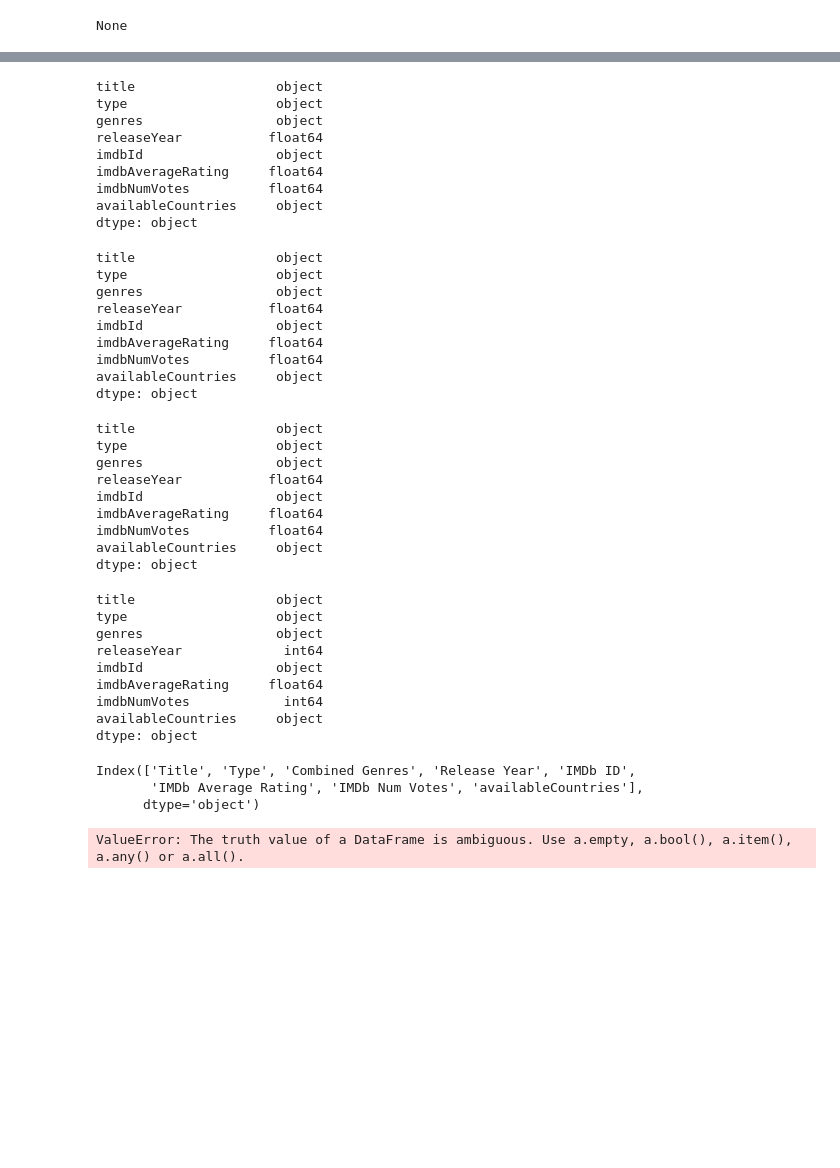
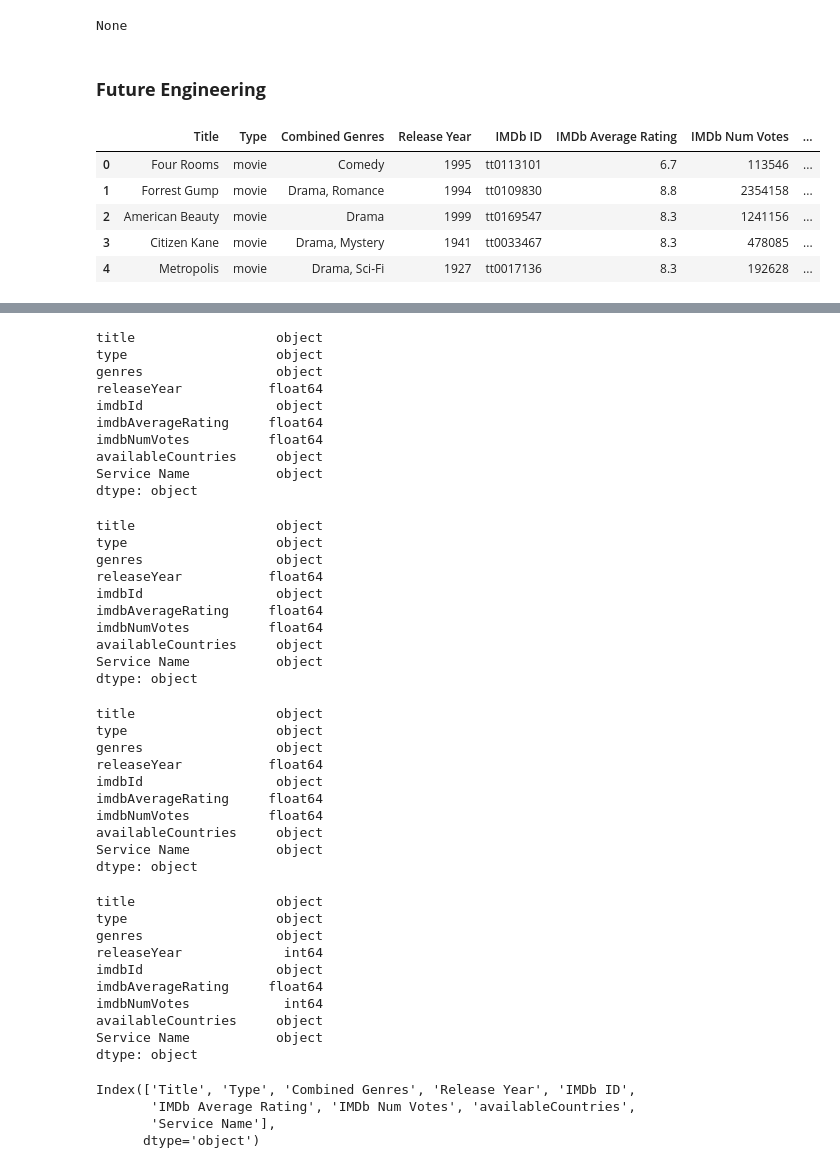
Before and after one commit to rkynhoff/Streaming_Service_Comparisons, a Jupyter notebook: STRM_SERV_COMP_V2.ipynb, the cells around one changed output, grey strips where cells are left out. Cells and saved outputs as stored; diff of their text form; code cells hidden in the pictures; blank space fills up the shorter version.

Commit message:
spliting column & adding columns

```diff
--- a/STRM_SERV_COMP_V2.ipynb
+++ b/STRM_SERV_COMP_V2.ipynb
@@ -144,3 +144,34 @@ Data columns (total 8 columns):
 dtypes: float64(3), object(5)
 memory usage: 4.3+ MB
 None
+# %% [markdown]
+### **Future Engineering**
+# %%
+# Add a column to each dataframe to identify the data source
+apple["Service Name"] = "AppleTV"
+hulu["Service Name"] = "Hulu"
+netflix["Service Name"] = "Netflix"
+prime["Service Name"] = "Prime"
+
+
+# Split string in Genres column into new columns while creating columns for the max number of genres in this column
+apple[["Genre 1","Genre 2","Genre 3","Genre 4","Genre 5","Genre 6"]] = apple["Combined Genres"].str.split(',',expand=True)
+
+hulu[["Genre 1","Genre 2","Genre 3","Genre 4","Genre 5","Genre 6","Genre 7"]] = hulu["Combined Genres"].str.split(',',expand=True)
+
+hulu[["Genre 1","Genre 2","Genre 3","Genre 4","Genre 5","Genre 6","Genre 7"]] = hulu["Combined Genres"].str.split(',',expand=True)
+
+prime[["Genre 1","Genre 2","Genre 3","Genre 4","Genre 5","Genre 6"]] = prime["Combined Genres"].str.split(',',expand=True)
+
+
+dataframes = [apple, hulu, netflix, prime]
+# Display only the head of each dataframe separately
+for df in dataframes:
+    display(df.head())
+# %% [output]
+|  | Title | Type | Combined Genres | Release Year | IMDb ID | IMDb Average Rating | IMDb Num Votes | ... |
+| 0 | Four Rooms | movie | Comedy | 1995 | tt0113101 | 6.7 | 113546 | ... |
+| 1 | Forrest Gump | movie | Drama, Romance | 1994 | tt0109830 | 8.8 | 2354158 | ... |
+| 2 | American Beauty | movie | Drama | 1999 | tt0169547 | 8.3 | 1241156 | ... |
+| 3 | Citizen Kane | movie | Drama, Mystery | 1941 | tt0033467 | 8.3 | 478085 | ... |
+| 4 | Metropolis | movie | Drama, Sci-Fi | 1927 | tt0017136 | 8.3 | 192628 | ... |
@@ -159,6 +208,7 @@ imdbId                 object
 imdbAverageRating     float64
 imdbNumVotes          float64
 availableCountries     object
+Service Name           object
 dtype: object
 title                  object
 type                   object
@@ -168,6 +218,7 @@ imdbId                 object
 imdbAverageRating     float64
 imdbNumVotes          float64
 availableCountries     object
+Service Name           object
 dtype: object
 title                  object
 type                   object
@@ -177,6 +228,7 @@ imdbId                 object
 imdbAverageRating     float64
 imdbNumVotes          float64
 availableCountries     object
+Service Name           object
 dtype: object
 title                  object
 type                   object
@@ -186,6 +238,7 @@ imdbId                 object
 imdbAverageRating     float64
 imdbNumVotes            int64
 availableCountries     object
+Service Name           object
 dtype: object
 # %%
 # Rename the columns of each dataframe
@@ -194,25 +247,6 @@ for dframe in dataframes:
 dframe.columns
 # %% [output]
 Index(['Title', 'Type', 'Combined Genres', 'Release Year', 'IMDb ID',
-       'IMDb Average Rating', 'IMDb Num Votes', 'availableCountries'],
+       'IMDb Average Rating', 'IMDb Num Votes', 'availableCountries',
+       'Service Name'],
       dtype='object')
-# %%
-dataframes = [apple, hulu, netflix, prime]
-
-result = []
-for value in dataframes:
-    if value == apple:
-        result.append("AppleTV")
-    elif value == hulu:
-        result.append("Hulu")
-    elif value == netflix:
-        result.append("Netflix")
-    else:
-        result.append("Prime")
-
-dataframes["Service Name"] = result
-display(dataframes)
-
-# https://www.geeksforgeeks.org/python-creating-a-pandas-dataframe-column-based-on-a-given-condition/?ref=lbp
-# %% [output]
-ValueError: The truth value of a DataFrame is ambiguous. Use a.empty, a.bool(), a.item(), a.any() or a.all().
```
Also changed, not shown: parts of 2 cells of this notebook, 1 other file.
